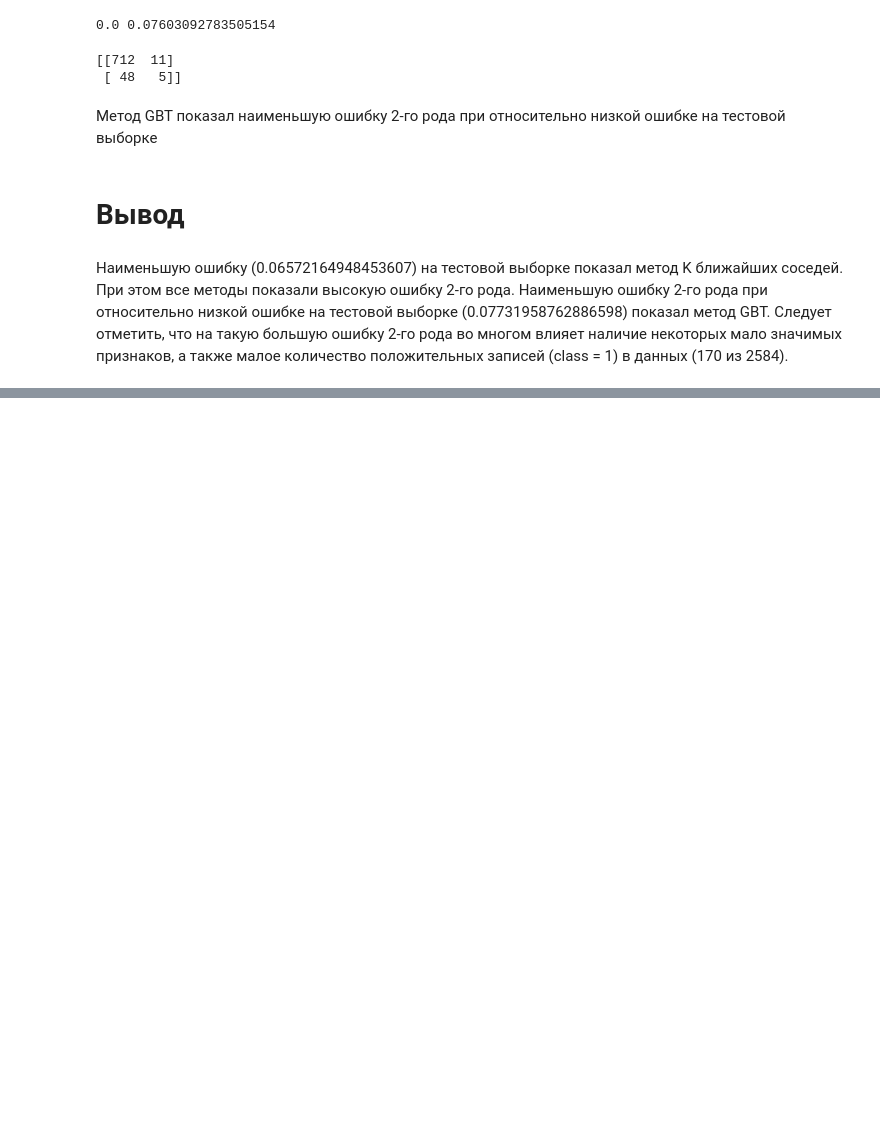
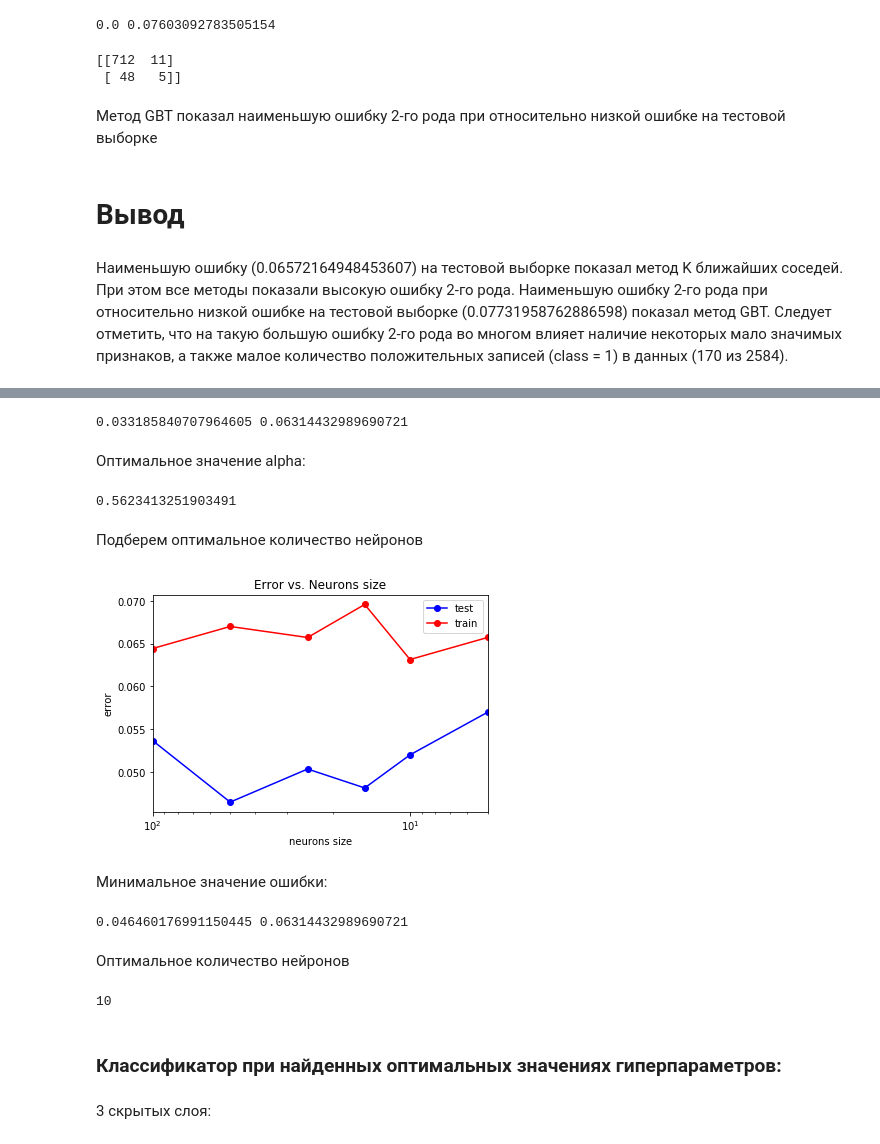
Before and after one commit to AlexanderSergeev/MachineLearning, a Jupyter notebook: LR1.ipynb, the cells around one changed output, grey strips where cells are left out. Saved outputs shown, nothing was run; the diff lists cells and outputs as text; code cells hidden in the pictures; blank space fills up the shorter version.

Commit message:
Optimal neurons size

```diff
--- a/LR1.ipynb
+++ b/LR1.ipynb
@@ -843,0 +728,5 @@ print(confusion_matrix(y_test, y_test_predict))
+# %%
+from sklearn.neural_network import MLPClassifier
+mlp_model = MLPClassifier(hidden_layer_sizes = (10,), solver = 'lbfgs',
+                          activation = 'logistic', random_state = 42)
+mlp_model.fit(X_train, y_train)
@@ -843,0 +757,13 @@ print(confusion_matrix(y_test, y_test_predict))
+# %%
+alpha_arr = np.logspace(-3, 2, 21)
+test_err = []
+train_err = []
+for alpha in alpha_arr:
+    mlp_model = MLPClassifier(alpha = alpha, hidden_layer_sizes = (10,),
+                              solver = 'lbfgs', activation = 'logistic', random_state = 42)
+    mlp_model.fit(X_train, y_train)
+
+    y_train_pred = mlp_model.predict(X_train)
+    y_test_pred = mlp_model.predict(X_test)
+    train_err.append(np.mean(y_train != y_train_pred))
+    test_err.append(np.mean(y_test != y_test_pred))
@@ -843,0 +783,61 @@ print(confusion_matrix(y_test, y_test_predict))
+# %%
+min_train_err = np.min(train_err)
+min_test_err = np.min(test_err)
+print(min_train_err, min_test_err)
+# %% [output]
+0.033185840707964605 0.06314432989690721
+# %% [markdown]
+Оптимальное значение alpha:
+# %%
+alpha_opt = alpha_arr[test_err == min_test_err]
+alpha_opt = alpha_opt[0]
+print(alpha_opt)
+# %% [output]
+0.5623413251903491
+# %% [markdown]
+Подберем оптимальное количество нейронов
+# %%
+neurons_arr = [5,10,15,25,50,100]
+test_err = []
+train_err = []
+for neuron_size in neurons_arr:
+    hidden_layer_sizes = (neuron_size,)
+    mlp_model = MLPClassifier(alpha = alpha_opt, hidden_layer_sizes = hidden_layer_sizes,
+                              solver = 'lbfgs', activation = 'logistic', random_state = 42)
+    mlp_model.fit(X_train, y_train)
+
+    y_train_pred = mlp_model.predict(X_train)
+    y_test_pred = mlp_model.predict(X_test)
+    train_err.append(np.mean(y_train != y_train_pred))
+    test_err.append(np.mean(y_test != y_test_pred))
+# %%
+plt.semilogx(neurons_arr, train_err, 'b-o', label = 'test')
+plt.semilogx(neurons_arr, test_err, 'r-o', label = 'train')
+plt.xlim([np.max(neurons_arr), np.min(neurons_arr)])
+plt.title('Error vs. Neurons size')
+plt.xlabel('neurons size')
+plt.ylabel('error')
+plt.legend()
+pass
+# %% [output]
+[figure, added]
+# %% [markdown]
+Минимальное значение ошибки:
+# %%
+min_train_err = np.min(train_err)
+min_test_err = np.min(test_err)
+print(min_train_err, min_test_err)
+# %% [output]
+0.046460176991150445 0.06314432989690721
+# %% [markdown]
+Оптимальное количество нейронов
+# %%
+index = test_err.index(min_test_err)
+neuron_size_opt = neurons_arr[index]
+print(neuron_size_opt)
+# %% [output]
+10
+# %% [markdown]
+### Классификатор при найденных оптимальных значениях гиперпараметров:
+# %% [markdown]
+3 скрытых слоя:
```
Also changed, not shown: parts of 45 cells of this notebook.
